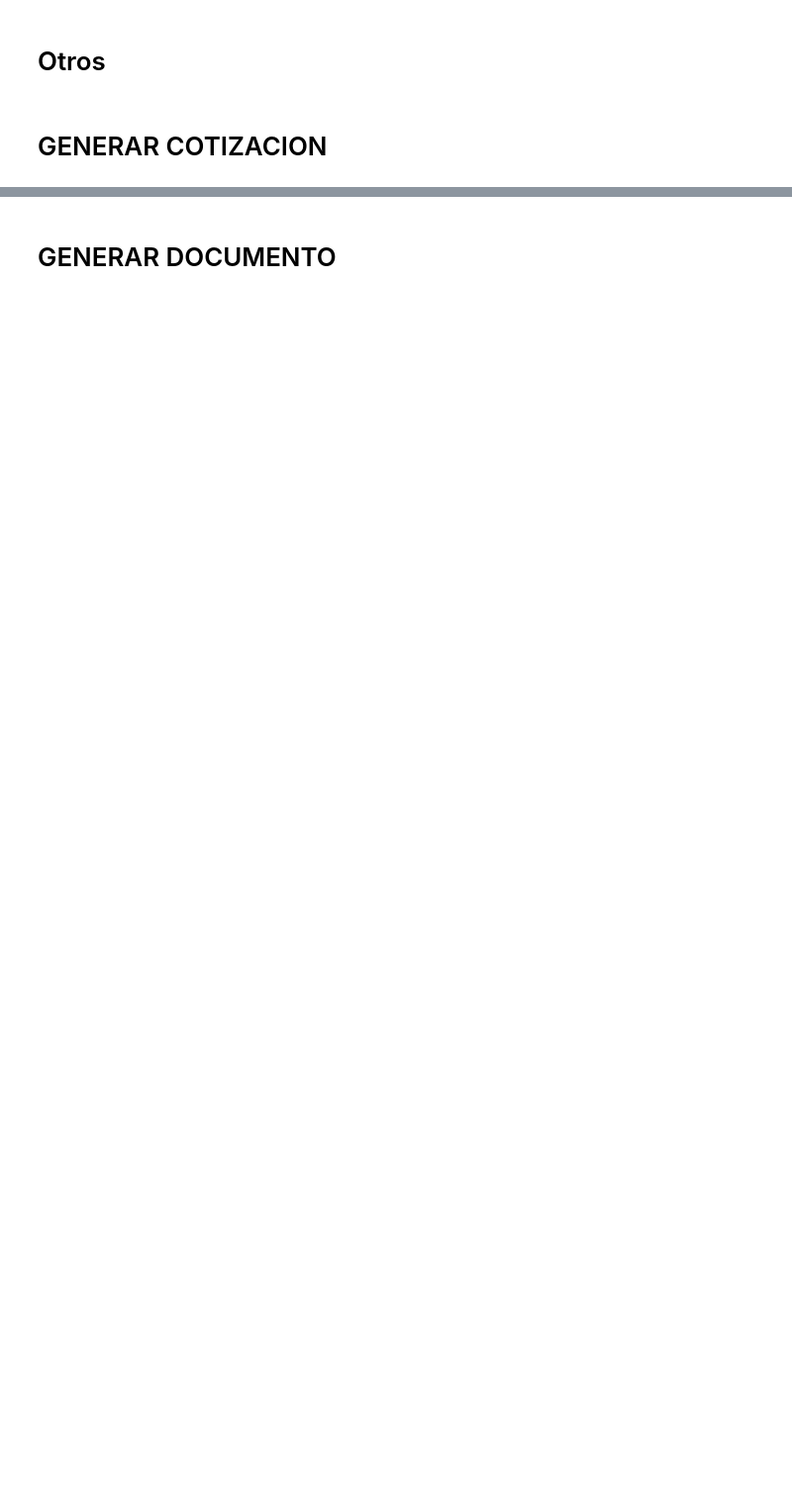
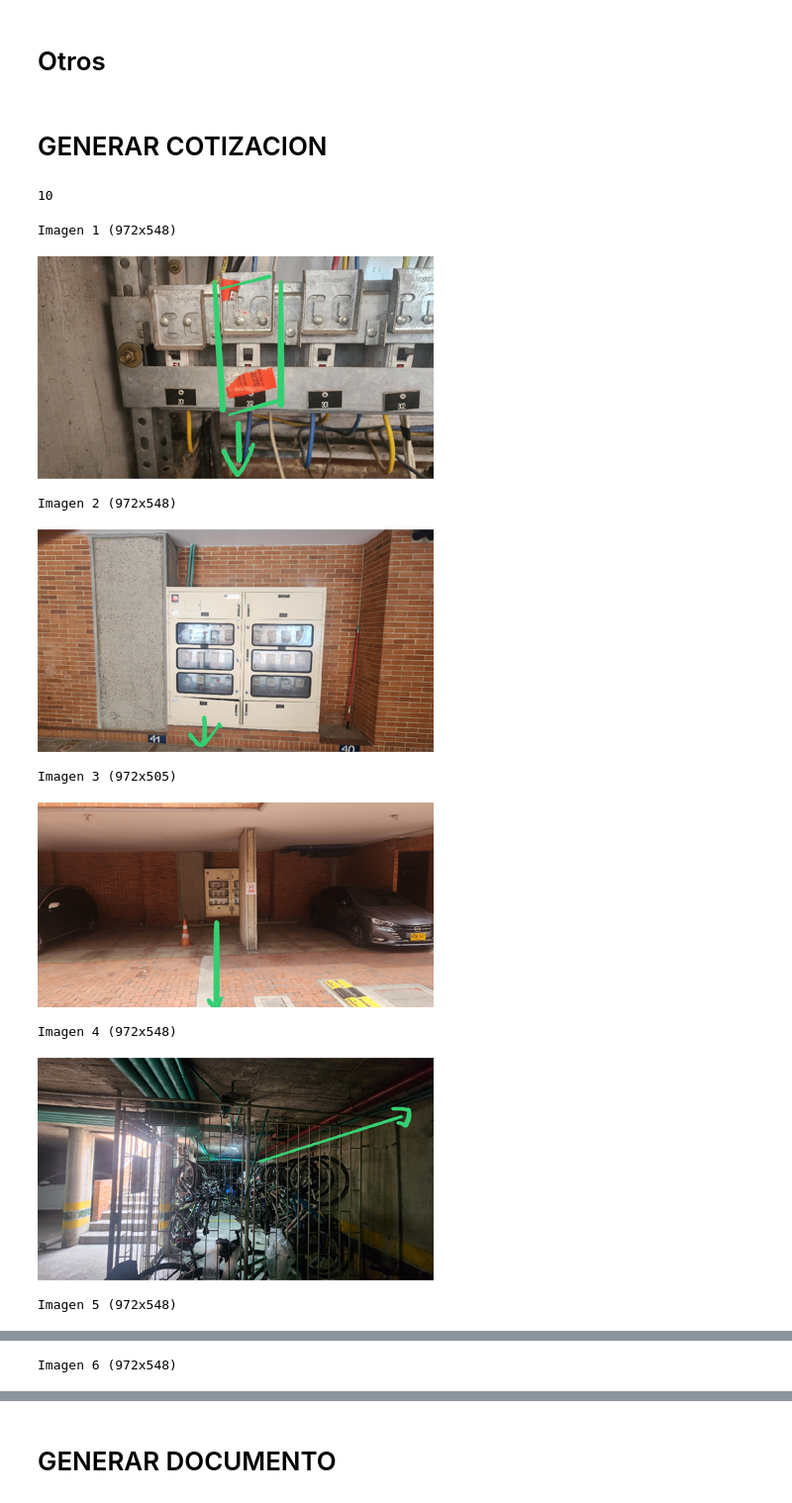
Before and after one commit to JulianSalazarD/linker, a Jupyter notebook: main.ipynb, the cells around one changed output, grey strips where cells are left out. Shown at 99% size. Saved outputs shown, nothing was run; the diff lists cells and outputs as text; code cells hidden in the pictures; blank space fills up the shorter version.

Commit message:
extract images

```diff
--- a/main.ipynb
+++ b/main.ipynb
@@ -159,6 +159,34 @@ wb.save("pruebas/RECIBO_nuevo.xlsx")
 # %%
 from processor.extractor import extract
 
-fs = "pruebas/Calle 182 # 45 45_260318_201415.docx"
+fs = "pruebas/Bogotá Cra 62#64-10_260327_191939.pdf"
 
 content = extract(fs)
+# %%
+print(len(content.images))
+# %% [output]
+10
+# %%
+from IPython.display import display
+
+def show_images(images, max_width=400):
+    """Muestra una lista de imágenes PIL en el notebook."""
+    for i, img in enumerate(images):
+        print(f"Imagen {i + 1} ({img.size[0]}x{img.size[1]})")
+        img_copy = img.copy()
+        if img_copy.width > max_width:
+            ratio = max_width / img_copy.width
+            img_copy = img_copy.resize((max_width, int(img_copy.height * ratio)))
+        display(img_copy)
+
+show_images(content.images)
+# %% [output]
+Imagen 1 (972x548)
+[figure, added]
+Imagen 2 (972x548)
+[figure, added]
+Imagen 3 (972x505)
+[figure, added]
+Imagen 4 (972x548)
+[figure, added]
+Imagen 5 (972x548)
@@ -164,0 +194 @@ content = extract(fs)
+Imagen 6 (972x548)
```
Also changed, not shown: parts of 1 cell of this notebook, 6 other files.
